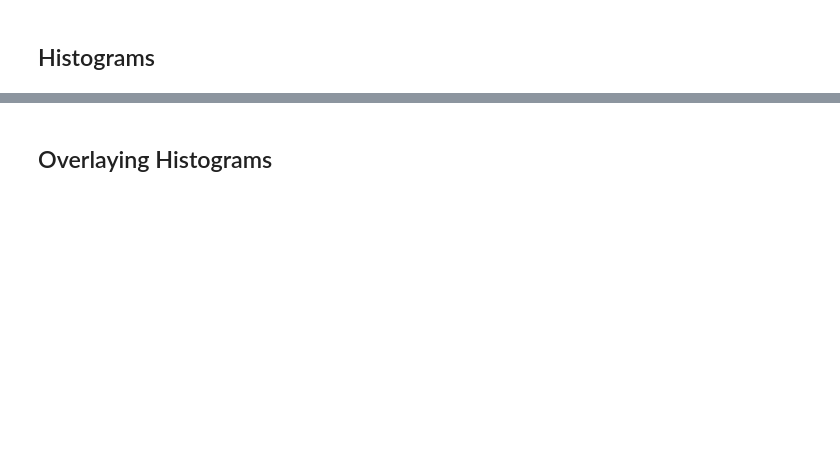
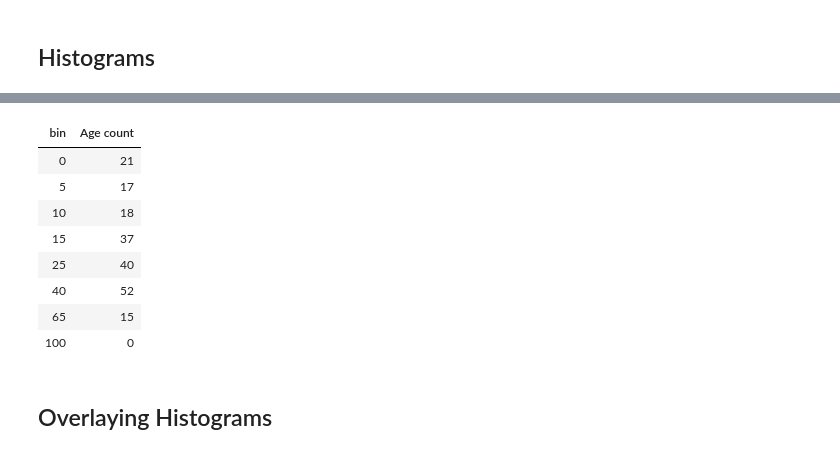
Before and after one commit to umass-data-science/materials-sp20, a Jupyter notebook: lec/lec08.ipynb, the cells around one changed output, grey strips where cells are left out. Saved outputs shown, nothing was run; the diff lists cells and outputs as text; code cells hidden in the pictures; blank space fills up the shorter version.

```diff
--- a/lec/lec08.ipynb
+++ b/lec/lec08.ipynb
@@ -78,3 +169,15 @@ distribution
+# %%
+top.bin('Age', bins = my_bins)
+# %% [output]
+| bin | Age count |
+| 0 | 21 |
+| 5 | 17 |
+| 10 | 18 |
+| 15 | 37 |
+| 25 | 40 |
+| 40 | 52 |
+| 65 | 15 |
+| 100 | 0 |
 # %%
 # 52 out of 200 movies in the [40, 65) bin
 
```
Also changed, not shown: parts of 21 cells of this notebook.
